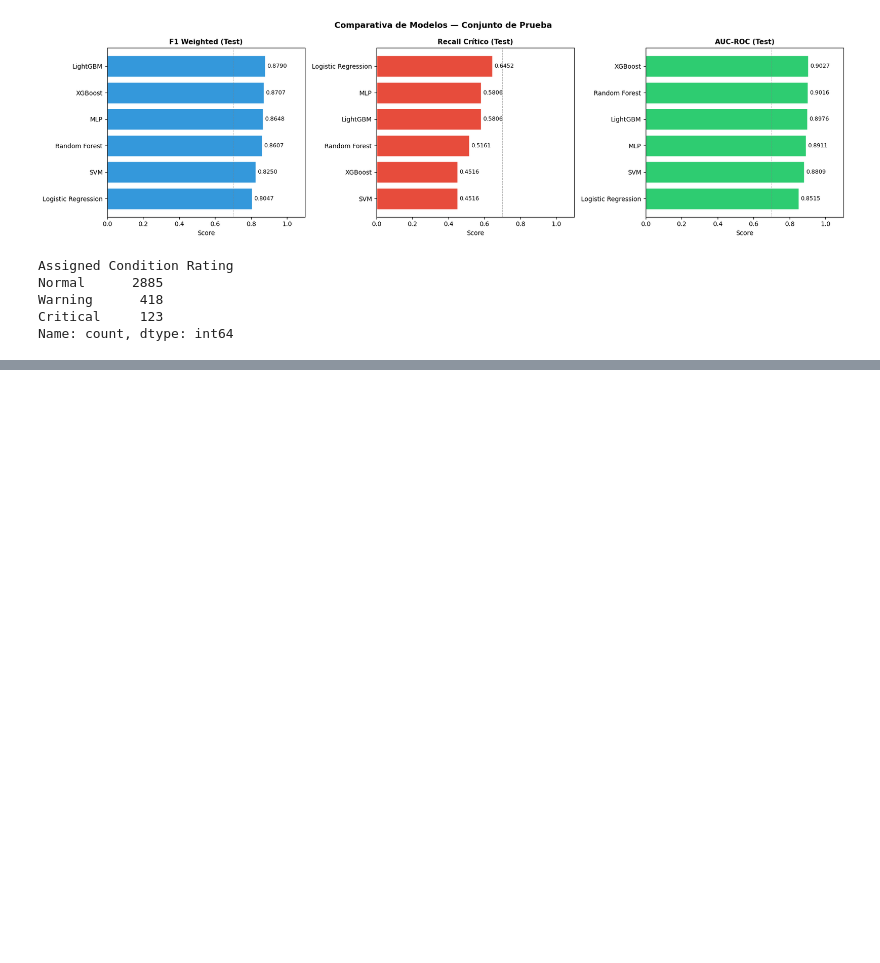
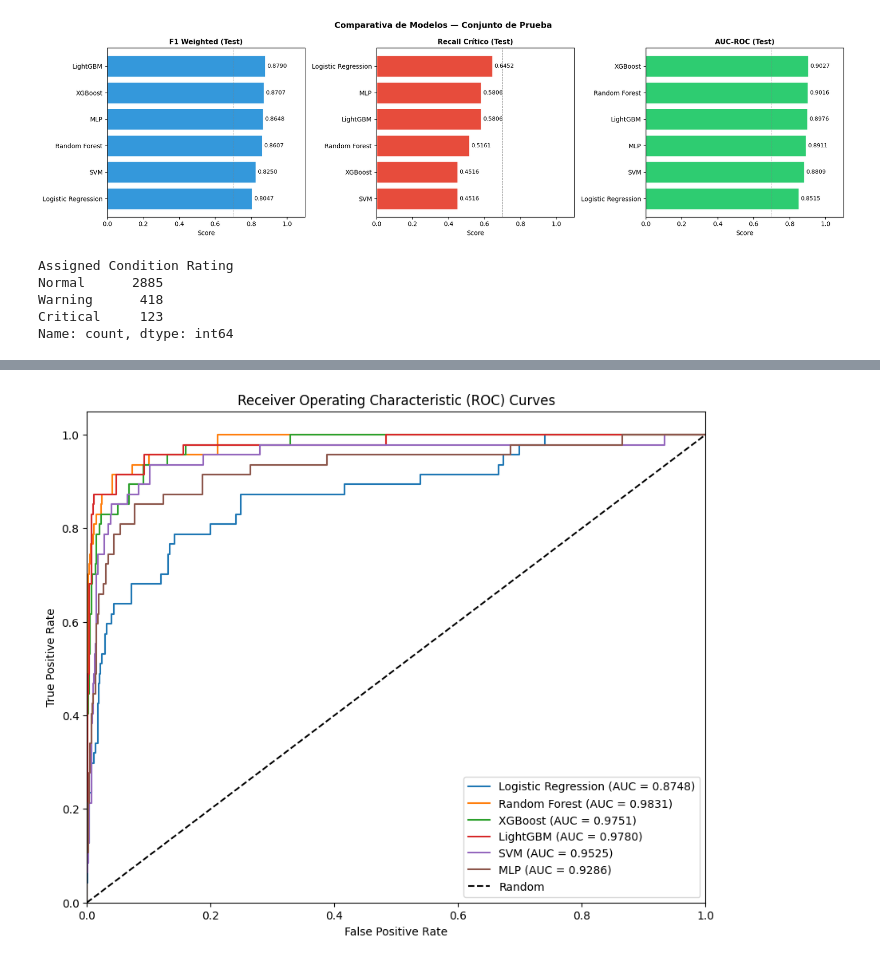
Before and after one commit to darturo12/Tesis-de-Grado-MIAD-, a Jupyter notebook: Modelos_ML/Modelos_Ensamble.ipynb, the cells around one changed output, grey strips where cells are left out. Cells and saved outputs as stored; diff of their text form; code cells hidden in the pictures; blank space fills up the shorter version.

```diff
--- a/Modelos_ML/Modelos_Ensamble.ipynb
+++ b/Modelos_ML/Modelos_Ensamble.ipynb
@@ -2473,0 +2551,3 @@ Name: count, dtype: int64
+# %%
+X_train_bal_flota1["Flota"] = 'Flota_1'
+X_test_flota1["Flota"] = 'Flota_1'
@@ -2473,0 +2628,3 @@ Name: count, dtype: int64
+# %%
+X_train_bal_flota2["Flota"] = 'Flota_2'
+X_test_flota2["Flota"] = 'Flota_2'
@@ -2473,0 +2715,6 @@ Name: count, dtype: int64
+# %%
+# Se unen los conjuntos de las tres flotas
+X_train_final = pd.concat([X_train_bal_flota1, X_train_bal_flota2, X_train_bal_flota3], ignore_index=True)
+y_train_final = pd.concat([y_train_bal_flota1, y_train_bal_flota2, y_train_bal_flota3], ignore_index=True)
+X_test_final = pd.concat([X_test_flota1, X_test_flota2, X_test_flota3], ignore_index=True)
+y_test_final = pd.concat([y_test_flota1, y_test_flota2, y_test_flota3], ignore_index=True)
@@ -2473,0 +3065,20 @@ Name: count, dtype: int64
+# %%
+### Se genera la curva ROC para cada modelo.
+from sklearn.metrics import roc_curve, auc
+plt.figure(figsize=(10, 8))
+for nombre, pipeline in modelos_fit.items():
+    if hasattr(pipeline[-1], 'predict_proba'):
+        y_pred_proba = pipeline.predict_proba(X_test_clean)
+        fpr, tpr, _ = roc_curve(y_test_enc, y_pred_proba[:, IDX_CRITICO], pos_label=IDX_CRITICO)
+        roc_auc = auc(fpr, tpr)
+        plt.plot(fpr, tpr, label=f'{nombre} (AUC = {roc_auc:.4f})')
+plt.plot([0, 1], [0, 1], 'k--', label='Random')
+plt.xlim([0.0, 1.0])
+plt.ylim([0.0, 1.05])
+plt.xlabel('False Positive Rate')
+plt.ylabel('True Positive Rate')
+plt.title('Receiver Operating Characteristic (ROC) Curves')
+plt.legend(loc="lower right")
+plt.show()
+# %% [output]
+[figure, added]
```
Also changed, not shown: parts of 8 cells of this notebook.
